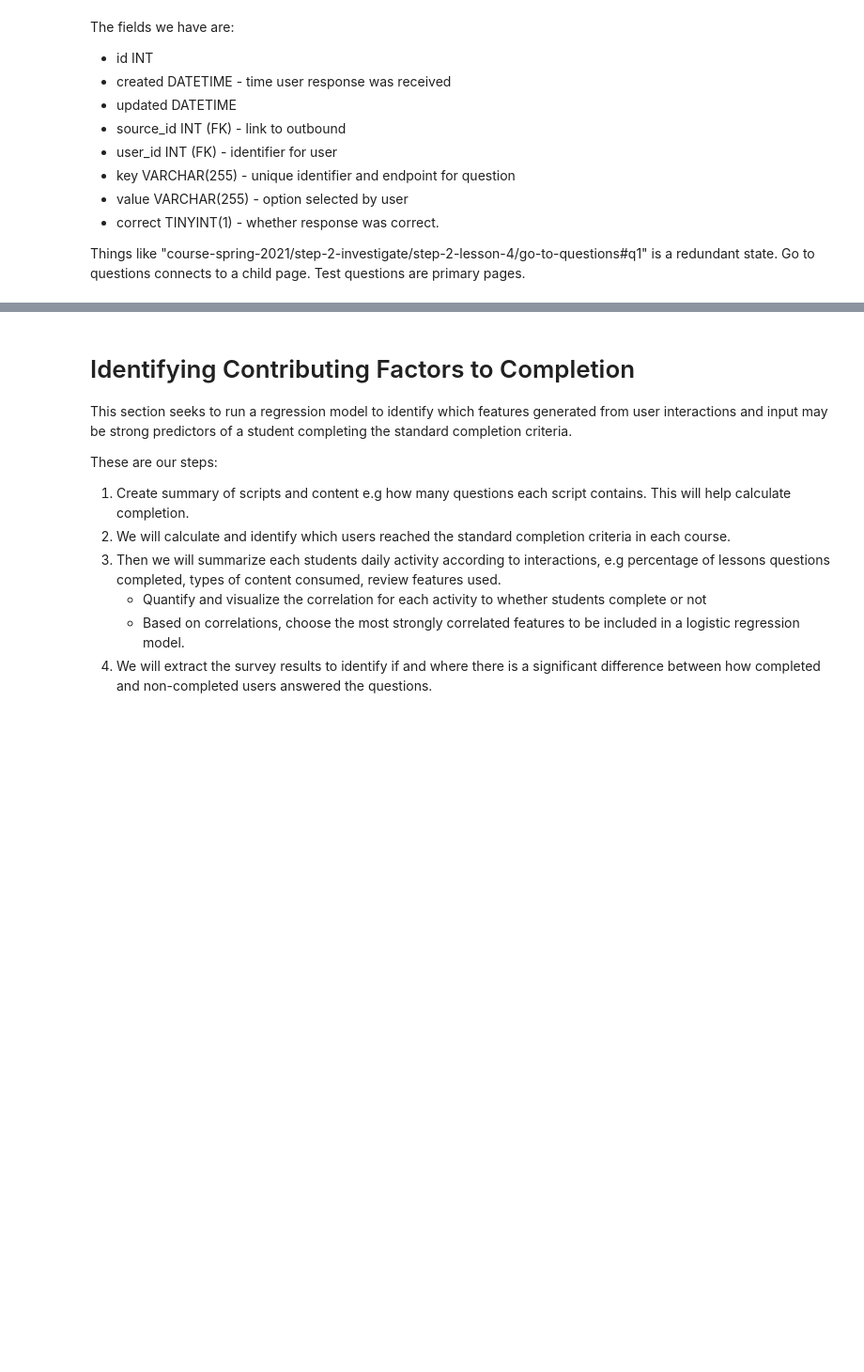
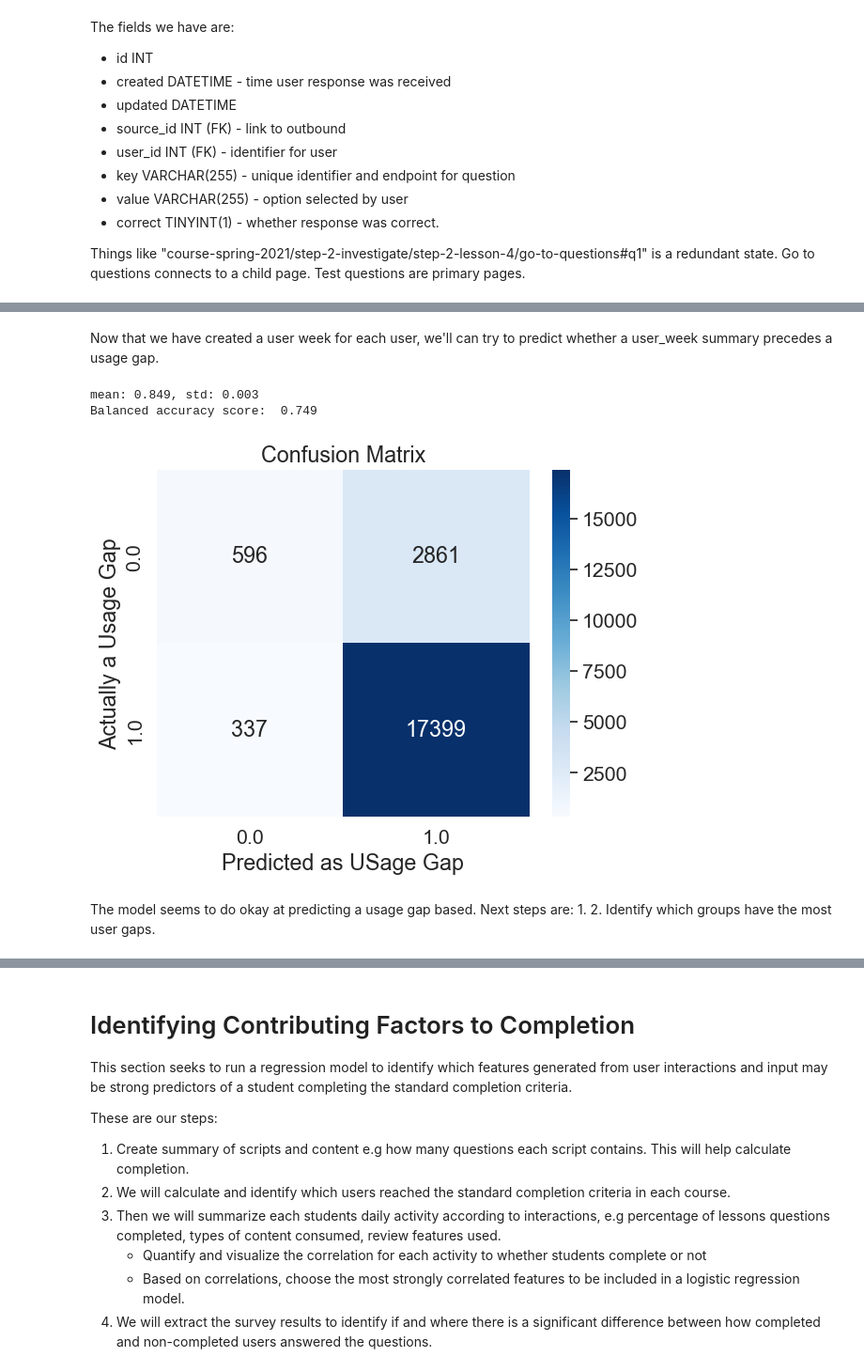
Before and after one commit to darrendbutler/yiya_data_analysis, a Jupyter notebook: dropout_analysis_course_2-3.ipynb, the cells around one changed output, grey strips where cells are left out. Shown at 94% size. Cells and saved outputs as stored; diff of their text form; code cells hidden in the pictures; blank space fills up the shorter version.

Commit message:
made dropout predictions

```diff
--- a/dropout_analysis_course_2-3.ipynb
+++ b/dropout_analysis_course_2-3.ipynb
@@ -1047,0 +1201,10 @@ We may need to aggregate and group the usage of each user into a time series for
+# %%
+import numpy as np
+
+def expand_time_info(df):
+    df["day_name"] = df["created"].dt.day_name() #add day name
+    df["week"] = df["created"].dt.isocalendar().week #add week number
+    df["week"] = (df["week"] - df["week"].min() + 1) #scale weeks to start at one
+    return df
+
+response_course_2_df = expand_time_info(response_course_2_df.copy())
@@ -1047,0 +1320,69 @@ We may need to aggregate and group the usage of each user into a time series for
+# %% [markdown]
+Now that we have created a user week for each user, we'll can try to predict whether a user_week summary precedes a usage gap.
+# %%
+import seaborn as sns
+
+from sklearn.ensemble import RandomForestClassifier
+from sklearn.linear_model import LogisticRegression
+from sklearn.metrics import accuracy_score
+from sklearn.metrics import balanced_accuracy_score
+from sklearn.metrics import classification_report
+from sklearn.metrics import confusion_matrix
+from sklearn.metrics import roc_auc_score, roc_curve
+from sklearn.model_selection import cross_val_score
+from sklearn.model_selection import train_test_split
+from sklearn.preprocessing import OneHotEncoder
+
+def get_cross_validation_score(user_weeks):
+    user_weeks = user_weeks.dropna()
+    label_col = "precedes_usage_gap"
+    random_var_cols = [
+        "resp_in_week",
+    ]
+
+    scores = cross_val_score(
+        LogisticRegression(max_iter=500), X=user_weeks[random_var_cols], y=user_weeks[label_col]
+    )
+    print(
+        f"mean: {scores.mean():0.3f}, std: {scores.std():0.3f}"
+    )  # print mean and standard deviation
+
+
+    #get balanced accuracy
+    train_df, test_df = train_test_split(user_weeks, test_size=0.20, random_state=2)
+
+    model = LogisticRegression(max_iter=500).fit(
+    X=train_df[random_var_cols], y=train_df[label_col]
+    )
+    preds = model.predict(test_df[random_var_cols])
+    ground_truth = test_df[label_col]
+    print("Balanced accuracy score: ",f"{balanced_accuracy_score(preds, ground_truth):0.3f}")
+
+    #CONFUSION MATRIX
+    cm = confusion_matrix(ground_truth, preds)
+
+# plot the confusion matrix using seaborn heatmap
+    sns.set(font_scale=1.4)  # adjust font size
+    labels = model.classes_
+    sns.heatmap(
+        cm, annot=True, fmt="g", cmap="Blues", xticklabels=labels, yticklabels=labels
+    )
+
+    # add axis labels and title
+    plt.xlabel("Predicted as USage Gap")
+    plt.ylabel("Actually a Usage Gap")
+    plt.title("Confusion Matrix")
+
+    # show the plot
+    plt.show()
+
+
+get_cross_validation_score(user_weeks=user_weeks)
+# %% [output]
+mean: 0.849, std: 0.003
+Balanced accuracy score:  0.749
+[figure, added]
+# %% [markdown]
+The model seems to do okay at predicting a usage gap based. Next steps are:
+1.
+2. Identify which groups have the most user gaps.
```
Also changed, not shown: parts of 16 cells of this notebook.
